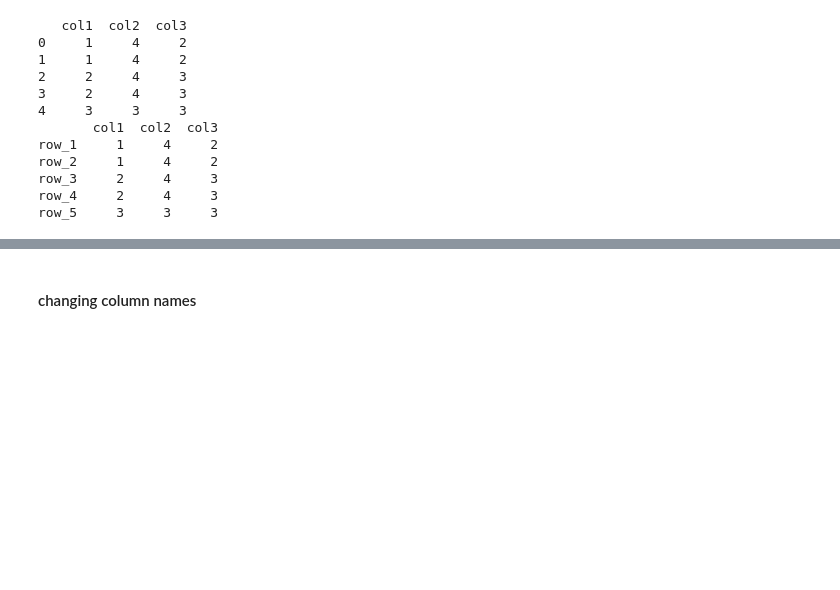
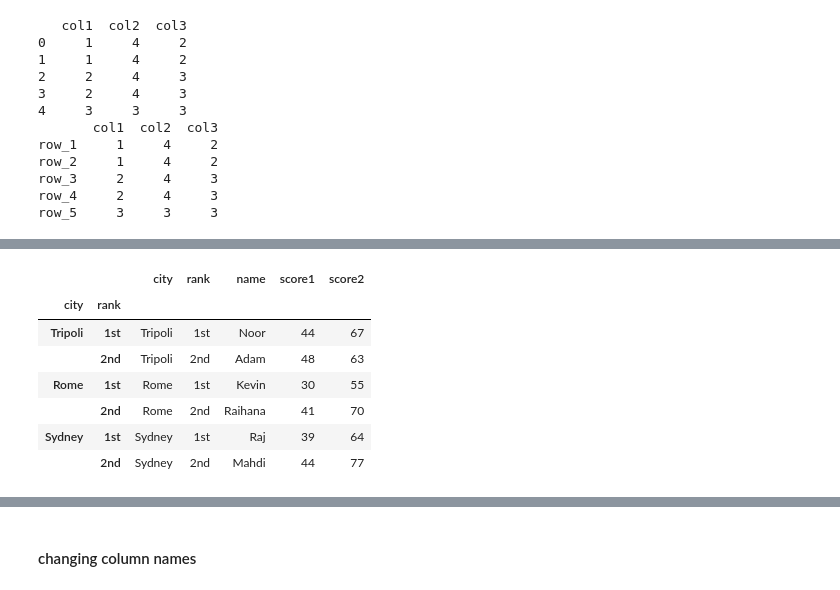
Before and after one commit to abdurahimank/Pandas_Tutorial, a Jupyter notebook: 03 DataFrames.ipynb, the cells around one changed output, grey strips where cells are left out. Saved outputs shown, nothing was run; the diff lists cells and outputs as text; code cells hidden in the pictures; blank space fills up the shorter version.

```diff
--- a/03 DataFrames.ipynb
+++ b/03 DataFrames.ipynb
@@ -168,0 +171,10 @@ df.index_col = 0
+# %%
+import pandas as pd
+raw_data = {'city': ['Tripoli', 'Tripoli', 'Rome', 'Rome', 'Sydney', 'Sydney'],
+            'rank': ['1st', '2nd', '1st', '2nd', '1st', '2nd'],
+            'name': ['Noor', 'Adam', 'Kevin', 'Raihana', 'Raj', 'Mahdi'],
+            'score1': [44, 48, 30, 41, 39, 44],
+            'score2': [67, 63, 55, 70, 64, 77]}
+
+df = pd.DataFrame(raw_data)
+df
@@ -168,0 +189,11 @@ df.index_col = 0
+# %%
+df.set_index(['city', 'rank'], drop=False)
+# %% [output]
+|  |  | city | rank | name | score1 | score2 |
+| city | rank |  |  |  |  |  |
+| Tripoli | 1st | Tripoli | 1st | Noor | 44 | 67 |
+|  | 2nd | Tripoli | 2nd | Adam | 48 | 63 |
+| Rome | 1st | Rome | 1st | Kevin | 30 | 55 |
+|  | 2nd | Rome | 2nd | Raihana | 41 | 70 |
+| Sydney | 1st | Sydney | 1st | Raj | 39 | 64 |
+|  | 2nd | Sydney | 2nd | Mahdi | 44 | 77 |
```
Also changed, not shown: parts of 4 cells of this notebook, 3 other files.
